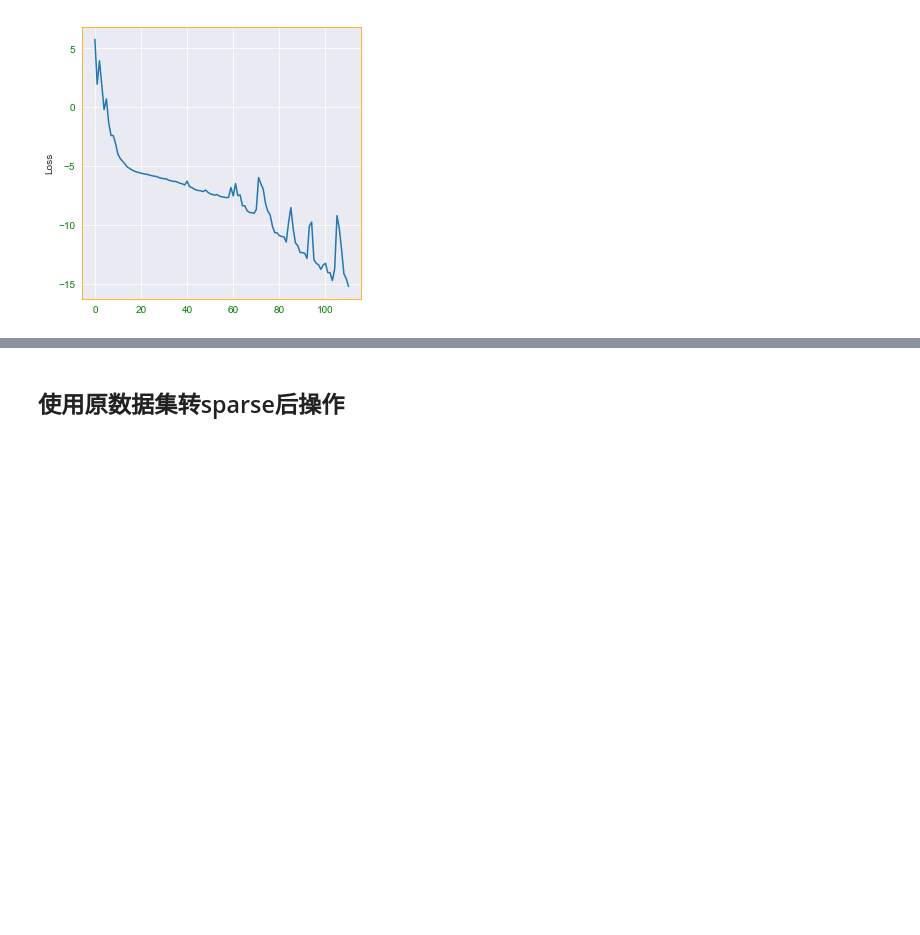
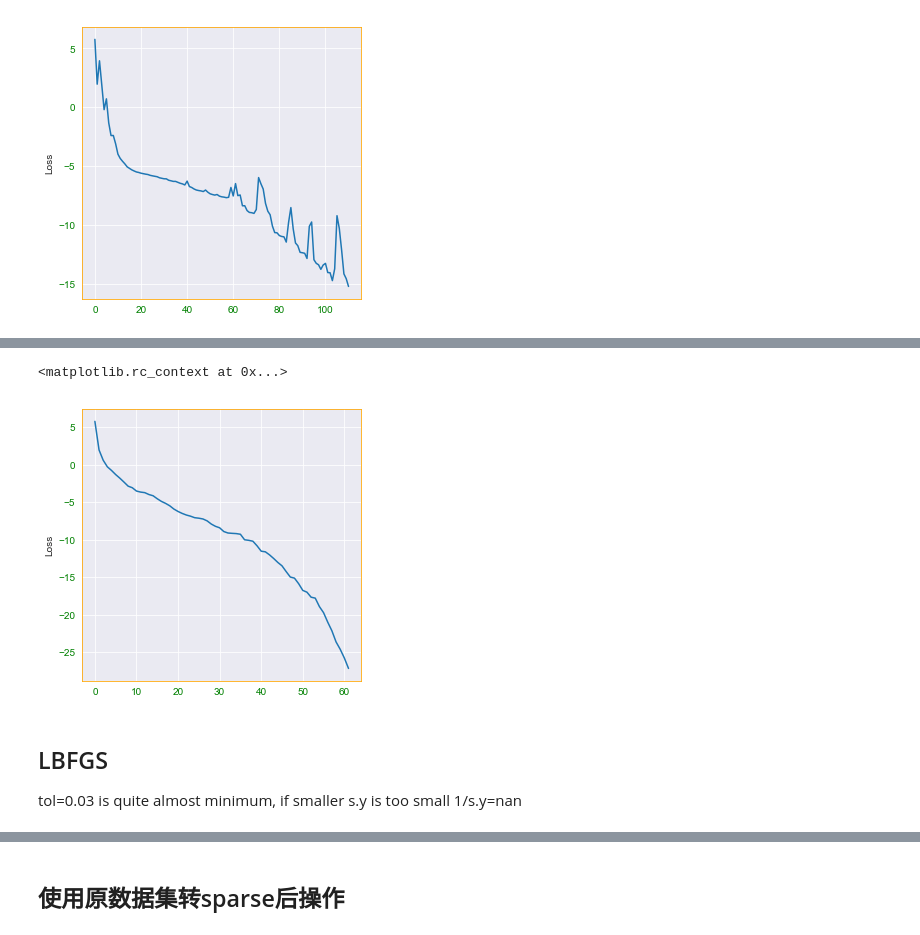
Before and after one commit to QSCTech-Sange/Optimization_Project, a Jupyter notebook: optimize.ipynb, the cells around one changed output, grey strips where cells are left out. Saved outputs shown, nothing was run; the diff lists cells and outputs as text; code cells hidden in the pictures; blank space fills up the shorter version.

Commit message:
[ADD] BFGS & LBFGS

```diff
--- a/optimize.ipynb
+++ b/optimize.ipynb
@@ -115,0 +118,6 @@ plt.show()
+# %%
+lbd = 0.05
+delta = 1e-3
+func = lambda X,B: loss_func(X,points,lbd,delta,B)
+grad = lambda X,B,D: grad_hub_matrix(X,delta,points,lbd,B,D)
+ans_BFGS,BFGS_loss = BFGS(points,func,grad,0.003)
@@ -115,0 +149,14 @@ plt.show()
+# %%
+plt.rc_context({'axes.edgecolor':'orange', 'xtick.color':'green', 'ytick.color':'green', 'figure.facecolor':'white'})
+# %% [output]
+<matplotlib.rc_context at 0x...>
+# %%
+plt.figure(figsize=(5,5))
+plt.ylabel("Loss")
+plt.plot(np.log(BFGS_loss - BFGS_loss[len(BFGS_loss)-1]))
+plt.show()
+# %% [output]
+[figure, added]
+# %% [markdown]
+## LBFGS
+tol=0.03 is quite almost minimum, if smaller s.y is too small 1/s.y=nan
```
Also changed, not shown: parts of 11 cells of this notebook, 2 other files.
